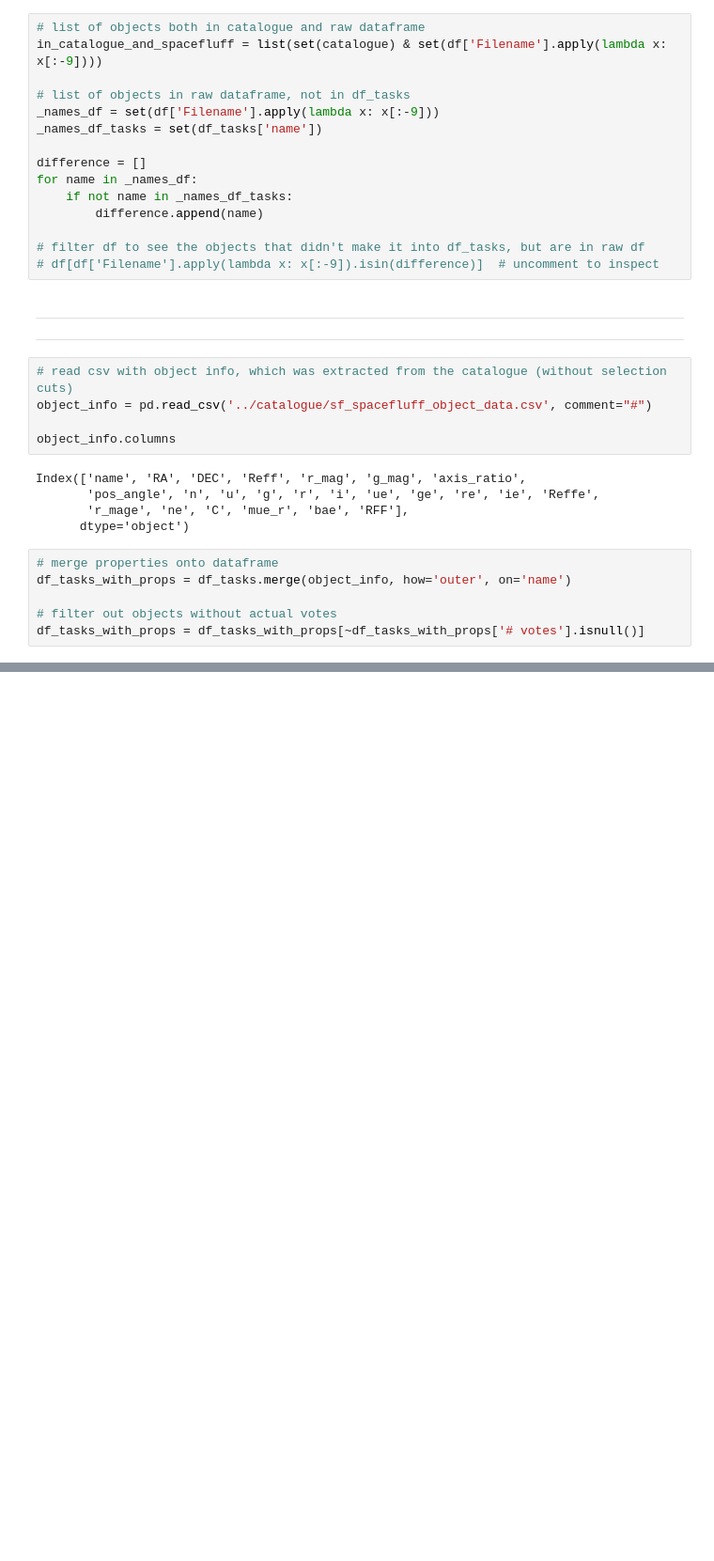
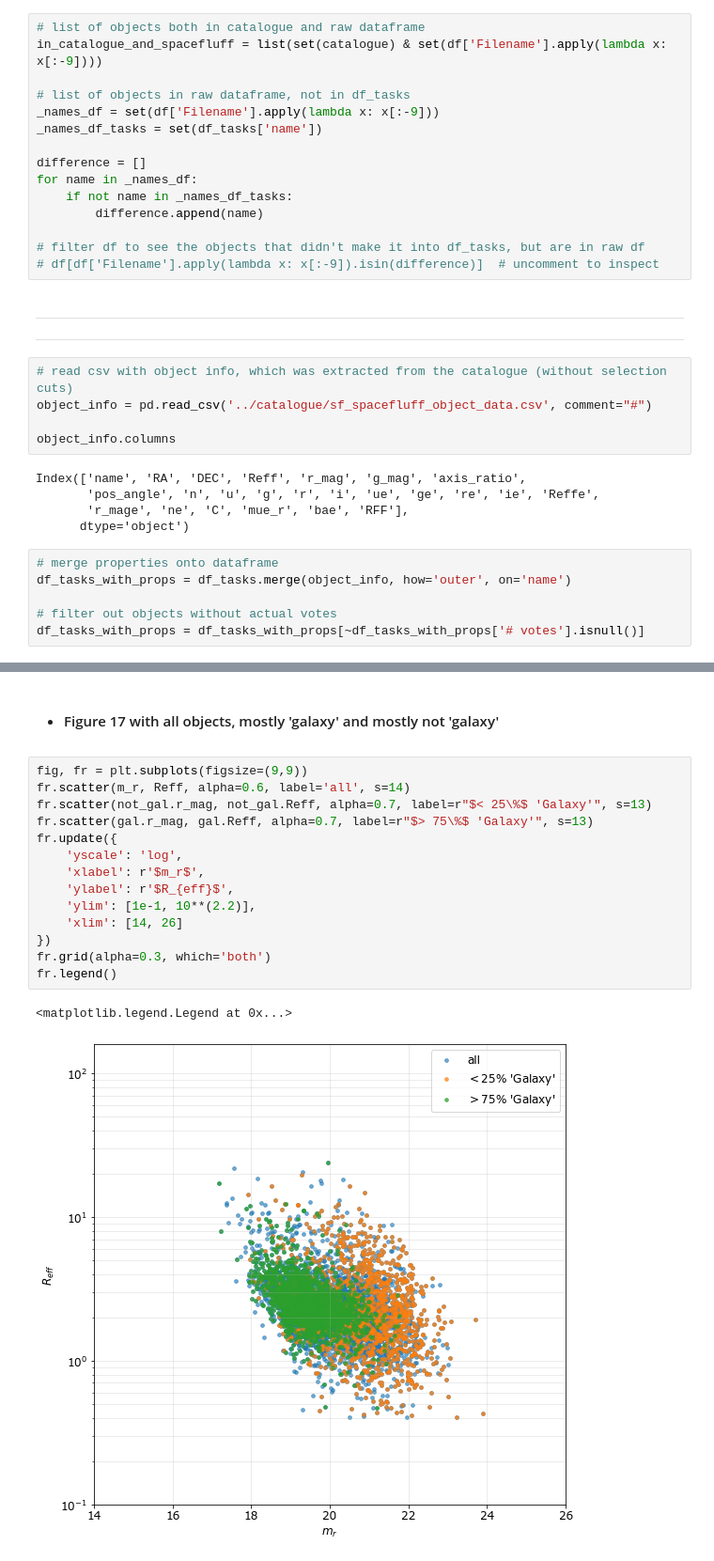
Before and after one commit to Seerden/SpaceFluff, a Jupyter notebook: analysis/sf_classify.ipynb, the cells around one changed output, grey strips where cells are left out. Shown at 94% size. Saved outputs shown, nothing was run; the diff lists cells and outputs as text; blank space fills up the shorter version.

```diff
--- a/analysis/sf_classify.ipynb
+++ b/analysis/sf_classify.ipynb
@@ -573,0 +718,19 @@ df_tasks_with_props[df_tasks_with_props['name'].isin(in_catalogue_and_spacefluff
+# %% [markdown]
+- #### Figure 17 with all objects, mostly 'galaxy' and mostly not 'galaxy'
+# %%
+fig, fr = plt.subplots(figsize=(9,9))
+fr.scatter(m_r, Reff, alpha=0.6, label='all', s=14)
+fr.scatter(not_gal.r_mag, not_gal.Reff, alpha=0.7, label=r"$< 25\%$ 'Galaxy'", s=13)
+fr.scatter(gal.r_mag, gal.Reff, alpha=0.7, label=r"$> 75\%$ 'Galaxy'", s=13)
+fr.update({
+    'yscale': 'log',
+    'xlabel': r'$m_r$',
+    'ylabel': r'$R_{eff}$',
+    'ylim': [1e-1, 10**(2.2)],
+    'xlim': [14, 26]
+})
+fr.grid(alpha=0.3, which='both')
+fr.legend()
+# %% [output]
+<matplotlib.legend.Legend at 0x...>
+[figure, added]
```
Also changed, not shown: parts of 12 cells of this notebook, 2 other files.
